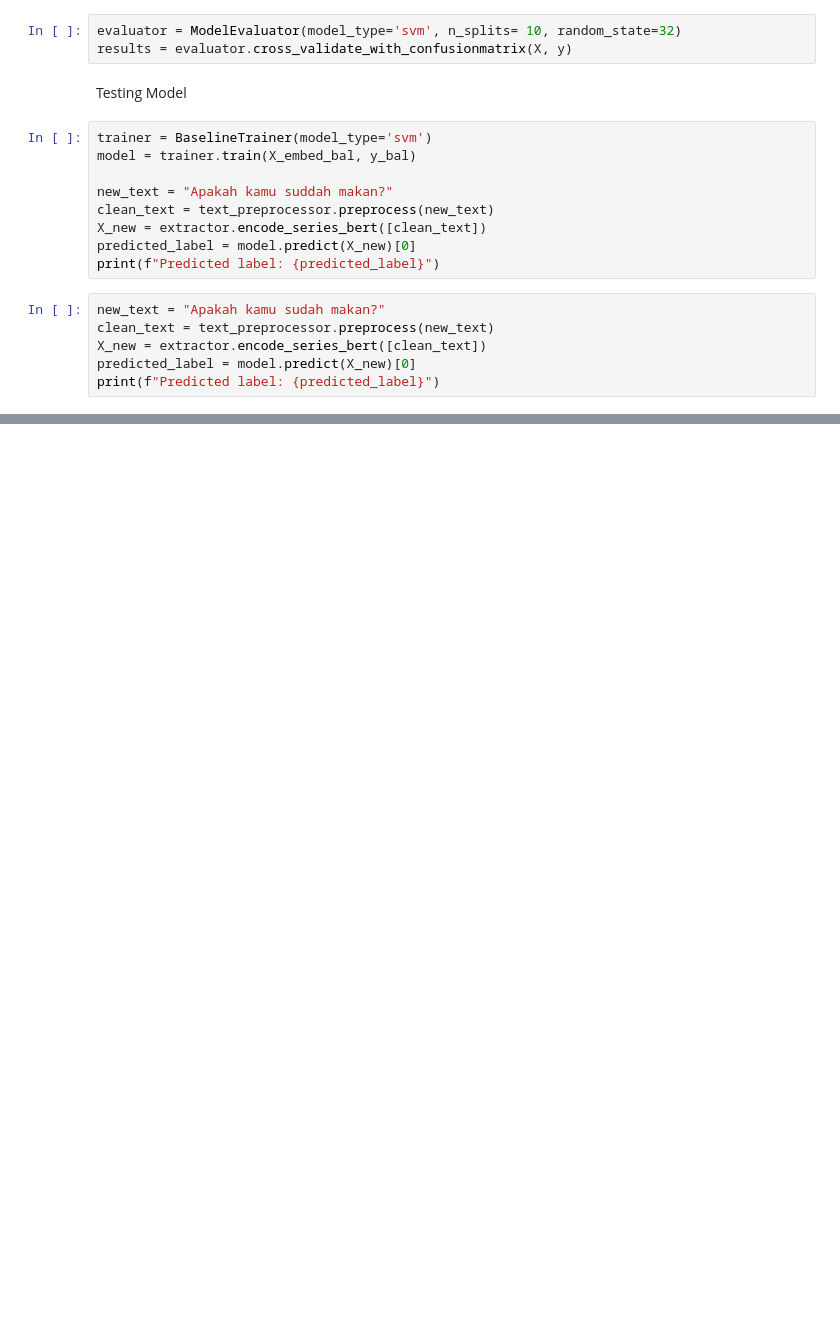
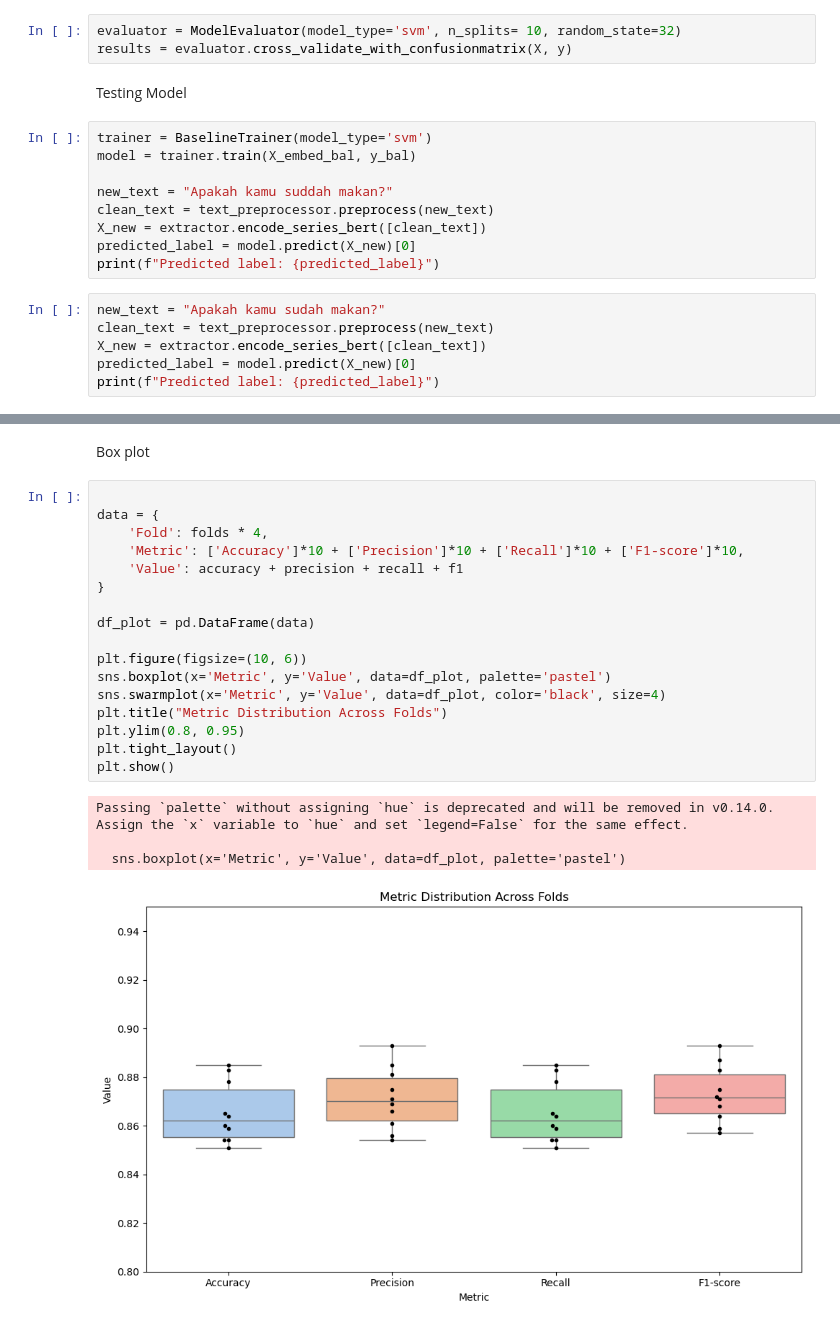
Before and after one commit to acoramadan/Asd-classification, a Jupyter notebook: notebook/notebook_ml.ipynb, the cells around one changed output, grey strips where cells are left out. Cells and saved outputs as stored; diff of their text form; blank space fills up the shorter version.

```diff
--- a/notebook/notebook_ml.ipynb
+++ b/notebook/notebook_ml.ipynb
@@ -244,0 +375,24 @@ print(f"Predicted label: {predicted_label}")
+# %% [markdown]
+Box plot
+# %%
+
+data = {
+    'Fold': folds * 4,
+    'Metric': ['Accuracy']*10 + ['Precision']*10 + ['Recall']*10 + ['F1-score']*10,
+    'Value': accuracy + precision + recall + f1
+}
+
+df_plot = pd.DataFrame(data)
+
+plt.figure(figsize=(10, 6))
+sns.boxplot(x='Metric', y='Value', data=df_plot, palette='pastel')
+sns.swarmplot(x='Metric', y='Value', data=df_plot, color='black', size=4)
+plt.title("Metric Distribution Across Folds")
+plt.ylim(0.8, 0.95)
+plt.tight_layout()
+plt.show()
+# %% [output]
+Passing `palette` without assigning `hue` is deprecated and will be removed in v0.14.0. Assign the `x` variable to `hue` and set `legend=False` for the same effect.
+
+  sns.boxplot(x='Metric', y='Value', data=df_plot, palette='pastel')
+[figure, added]
```
Also changed, not shown: parts of 13 cells of this notebook.
